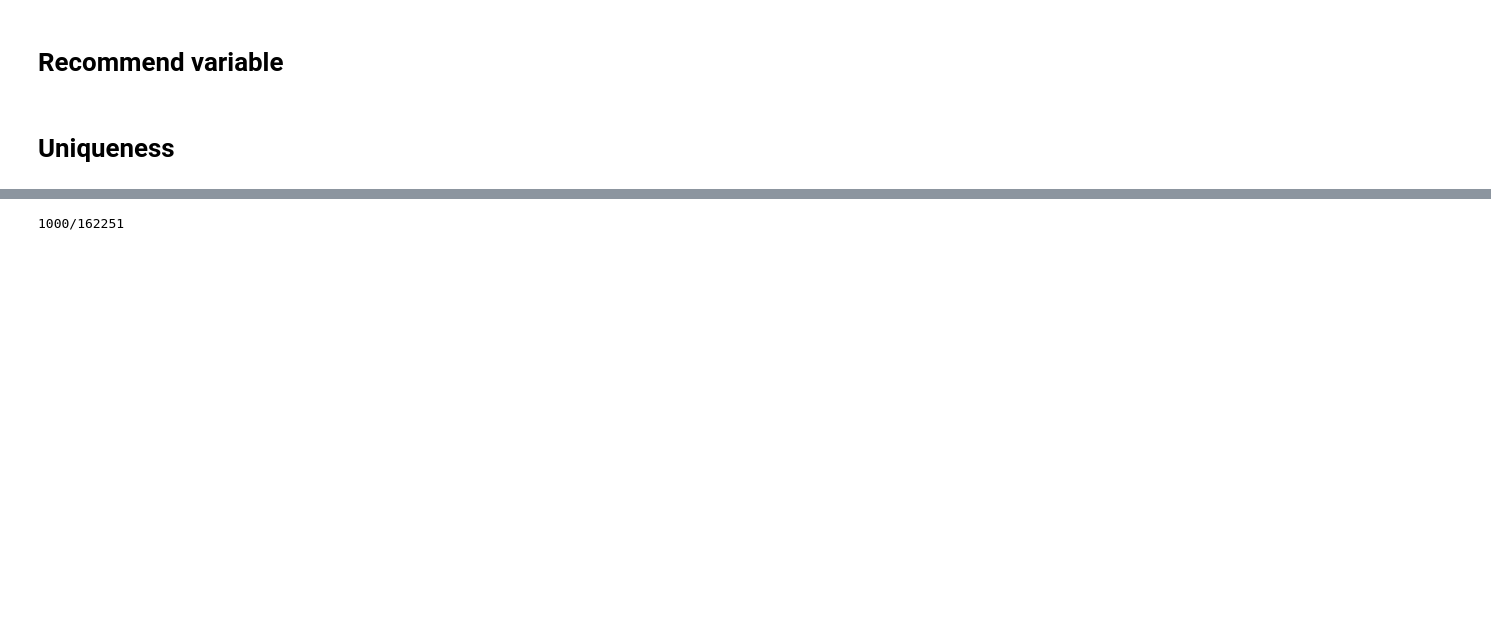
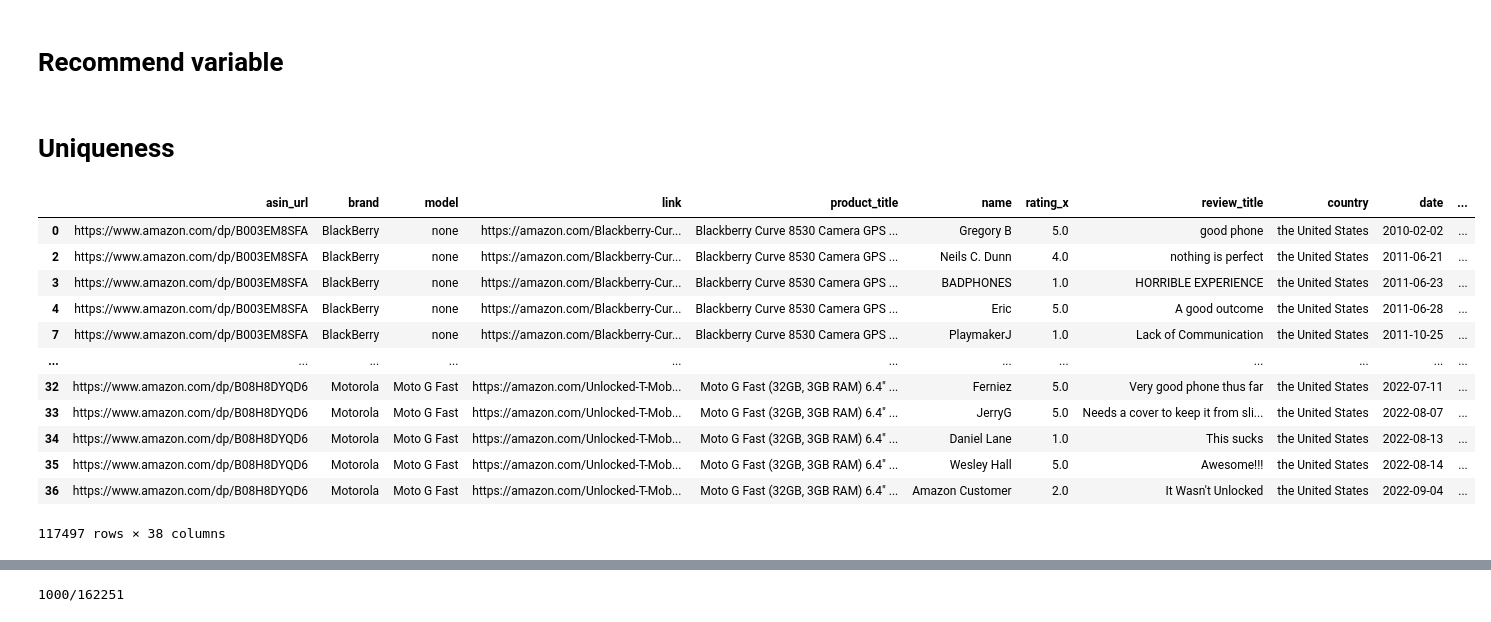
Before and after one commit to janvanderdoe/amazon_nfu, a Jupyter notebook: src/data-preparation/amazon_cleaning.ipynb, the cells around one changed output, grey strips where cells are left out. Saved outputs shown, nothing was run; the diff lists cells and outputs as text; code cells hidden in the pictures; blank space fills up the shorter version.

```diff
--- a/src/data-preparation/amazon_cleaning.ipynb
+++ b/src/data-preparation/amazon_cleaning.ipynb
@@ -81,7 +82,7 @@ colors = ["blue", "green", "orange", "yellow", "purple", "brown", "gray","grey",
          "frosted", "cream", "electric shadow", "dark", "raspberry", "metallic", "blush"]
 variant_colors = []
 
-for index, row in data.iterrows():
+for index, row in data_overall_no_dupli.iterrows():
     variant_color = []
     for color in colors:
         #Search for colors in the specs column
@@ -123,4 +124,4 @@ for index, row in data.iterrows():
             variant_color[0] = "pink"
     #others category
     variant_colors.append(variant_color[0])
-data['variant'] = variant_colors
+data_overall_no_dupli['variant'] = variant_colors
@@ -260,7 +267,7 @@ asin_to_be_removed = ['https://www.amazon.com/dp/B085P16MD8',
                      'https://www.amazon.com/dp/B085YC83JF',
                      'https://www.amazon.com/dp/B084GXS58R']
 # %%
-data = data[~data['asin_url'].isin(asin_to_be_removed)] #3226
+data_overall_no_dupli = data_overall_no_dupli[~data_overall_no_dupli['asin_url'].isin(asin_to_be_removed)] #3226
 # %%
 len(data[data['variant'] == 'none'])
 # %% [output]
@@ -271,10 +278,10 @@ color_asin_correction[str(row['asin_url'])]
 KeyError: 'https://www.amazon.com/Ulefone-Armor-X6-Waterproof-Smartphone/product-reviews/B082MGKLDF/ref=cm_cr_dp_d_show_all_btm?ie=UTF8&reviewerType=all_reviews&pageNumber=8'
 # %%
 variant_correction = []
-for index, row in data.iterrows():
+for index, row in data_overall_no_dupli.iterrows():
     if str(row['asin_url']) in list(color_asin_correction.keys()) and str(row['variant']) == 'none':
         variant = color_asin_correction[str(row['asin_url'])]
     else:
         variant = row['variant']
     variant_correction.append(variant)
-data['variant'] = variant_correction
+data_overall_no_dupli['variant'] = variant_correction
@@ -661,3 +669,19 @@ for index, row in data.iterrows():
 
     uniq_variant_parent_times.append(uniq_variant_parent_time)
 data['uniq_variant_parent_time'] = uniq_variant_parent_times
+# %%
+data_overall_no_dupli
+# %% [output]
+|  | asin_url | brand | model | link | product_title | name | rating_x | review_title | country | date | ... |
+| 0 | https://www.amazon.com/dp/B003EM8SFA | BlackBerry | none | https://amazon.com/Blackberry-Cur... | Blackberry Curve 8530 Camera GPS ... | Gregory B | 5.0 | good phone | the United States | 2010-02-02 | ... |
+| 2 | https://www.amazon.com/dp/B003EM8SFA | BlackBerry | none | https://amazon.com/Blackberry-Cur... | Blackberry Curve 8530 Camera GPS ... | Neils C. Dunn | 4.0 | nothing is perfect | the United States | 2011-06-21 | ... |
+| 3 | https://www.amazon.com/dp/B003EM8SFA | BlackBerry | none | https://amazon.com/Blackberry-Cur... | Blackberry Curve 8530 Camera GPS ... | BADPHONES | 1.0 | HORRIBLE EXPERIENCE | the United States | 2011-06-23 | ... |
+| 4 | https://www.amazon.com/dp/B003EM8SFA | BlackBerry | none | https://amazon.com/Blackberry-Cur... | Blackberry Curve 8530 Camera GPS ... | Eric | 5.0 | A good outcome | the United States | 2011-06-28 | ... |
+| 7 | https://www.amazon.com/dp/B003EM8SFA | BlackBerry | none | https://amazon.com/Blackberry-Cur... | Blackberry Curve 8530 Camera GPS ... | PlaymakerJ | 1.0 | Lack of Communication | the United States | 2011-10-25 | ... |
+| ... | ... | ... | ... | ... | ... | ... | ... | ... | ... | ... | ... |
+| 32 | https://www.amazon.com/dp/B08H8DYQD6 | Motorola | Moto G Fast | https://amazon.com/Unlocked-T-Mob... | Moto G Fast (32GB, 3GB RAM) 6.4" ... | Ferniez | 5.0 | Very good phone thus far | the United States | 2022-07-11 | ... |
+| 33 | https://www.amazon.com/dp/B08H8DYQD6 | Motorola | Moto G Fast | https://amazon.com/Unlocked-T-Mob... | Moto G Fast (32GB, 3GB RAM) 6.4" ... | JerryG | 5.0 | Needs a cover to keep it from sli... | the United States | 2022-08-07 | ... |
+| 34 | https://www.amazon.com/dp/B08H8DYQD6 | Motorola | Moto G Fast | https://amazon.com/Unlocked-T-Mob... | Moto G Fast (32GB, 3GB RAM) 6.4" ... | Daniel Lane | 1.0 | This sucks | the United States | 2022-08-13 | ... |
+| 35 | https://www.amazon.com/dp/B08H8DYQD6 | Motorola | Moto G Fast | https://amazon.com/Unlocked-T-Mob... | Moto G Fast (32GB, 3GB RAM) 6.4" ... | Wesley Hall | 5.0 | Awesome!!! | the United States | 2022-08-14 | ... |
+| 36 | https://www.amazon.com/dp/B08H8DYQD6 | Motorola | Moto G Fast | https://amazon.com/Unlocked-T-Mob... | Moto G Fast (32GB, 3GB RAM) 6.4" ... | Amazon Customer | 2.0 | It Wasn't Unlocked | the United States | 2022-09-04 | ... |
+117497 rows × 38 columns
```
Also changed, not shown: parts of 48 cells of this notebook, 3 other files.
